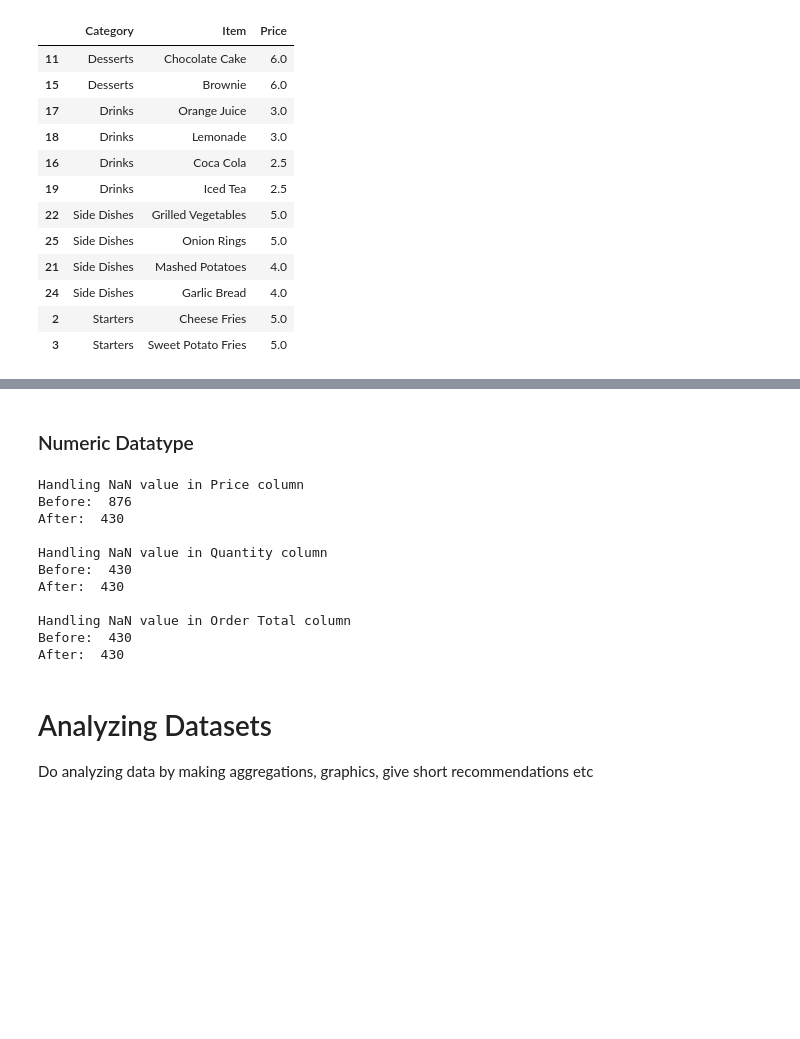
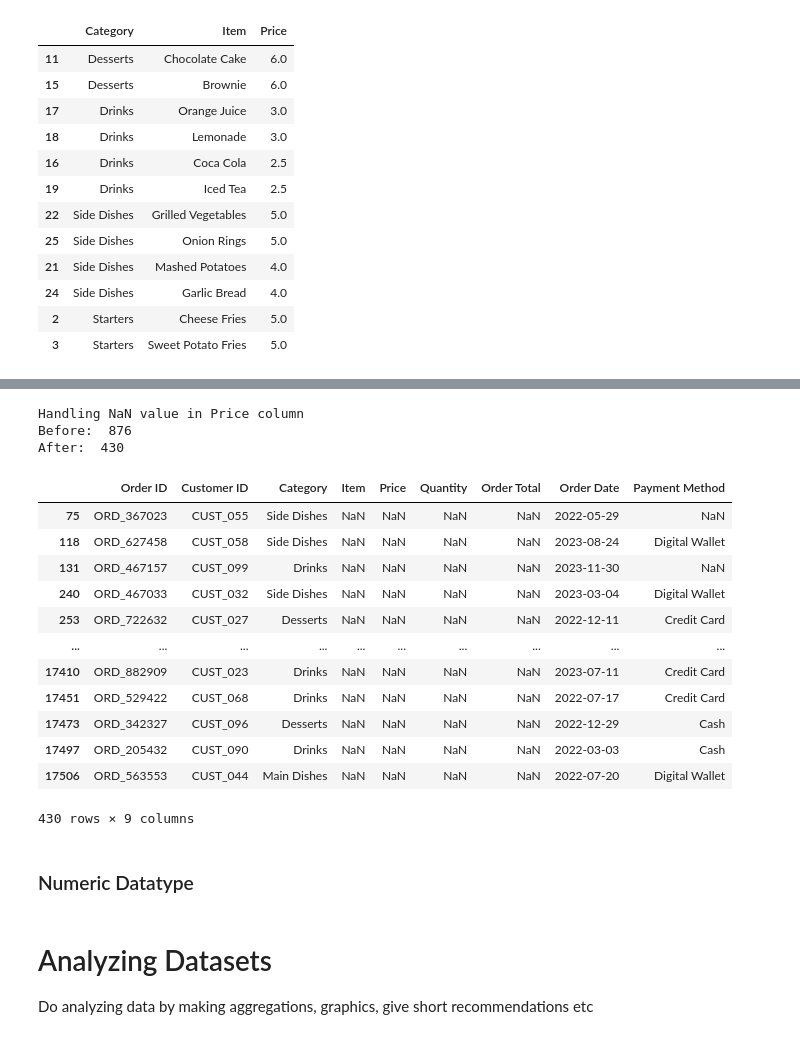
Before and after one commit to graveo-wicaksana/DA_restaurantSales, a Jupyter notebook: DA_restaurantSales.ipynb, the cells around one changed output, grey strips where cells are left out. Drawn from its saved outputs; the diff is of its cells as text; code cells hidden in the pictures; blank space fills up the shorter version.

```diff
--- a/DA_restaurantSales.ipynb
+++ b/DA_restaurantSales.ipynb
@@ -442,38 +428,56 @@ df2[na_dessert & na_6 & na_item]
+# %%
+#For handling NaN Items with NaN price, aware that price also related with Quantity and Order Total
+#So Handling  for Price that related with Quantity and Order Total
+
+print ("Handling NaN value in Price column")
+df2_nan_price = df2[df2['Price'].isna()].copy()
+print ("Before: ", df2_nan_price['Price'].isna().sum())
+# df2_nan_price
+df2_nan_price['Price'] = df2_nan_price['Price'].fillna(df2_nan_price['Order Total']/df2_nan_price['Quantity']) #target fill na 876
+print ("After: ", df2_nan_price['Price'].isna().sum(), "\n") #remaining na is 430. It is suspected that three columns has nan value since two other columns has 430 na records (Quantity and Order Total)
+
+# df2_nan_price[df2_nan_price['Price'].notna()]
+df2_nan_price[df2_nan_price['Price'].isna()] #will be dropped/not be imputed because to many NaN values, especially in from Item - Order Total
+# %% [output]
+Handling NaN value in Price column
+Before:  876
+After:  430
+|  | Order ID | Customer ID | Category | Item | Price | Quantity | Order Total | Order Date | Payment Method |
+| 75 | ORD_367023 | CUST_055 | Side Dishes | NaN | NaN | NaN | NaN | 2022-05-29 | NaN |
+| 118 | ORD_627458 | CUST_058 | Side Dishes | NaN | NaN | NaN | NaN | 2023-08-24 | Digital Wallet |
+| 131 | ORD_467157 | CUST_099 | Drinks | NaN | NaN | NaN | NaN | 2023-11-30 | NaN |
+| 240 | ORD_467033 | CUST_032 | Side Dishes | NaN | NaN | NaN | NaN | 2023-03-04 | Digital Wallet |
+| 253 | ORD_722632 | CUST_027 | Desserts | NaN | NaN | NaN | NaN | 2022-12-11 | Credit Card |
+| ... | ... | ... | ... | ... | ... | ... | ... | ... | ... |
+| 17410 | ORD_882909 | CUST_023 | Drinks | NaN | NaN | NaN | NaN | 2023-07-11 | Credit Card |
+| 17451 | ORD_529422 | CUST_068 | Drinks | NaN | NaN | NaN | NaN | 2022-07-17 | Credit Card |
+| 17473 | ORD_342327 | CUST_096 | Desserts | NaN | NaN | NaN | NaN | 2022-12-29 | Cash |
+| 17497 | ORD_205432 | CUST_090 | Drinks | NaN | NaN | NaN | NaN | 2022-03-03 | Cash |
+| 17506 | ORD_563553 | CUST_044 | Main Dishes | NaN | NaN | NaN | NaN | 2022-07-20 | Digital Wallet |
+430 rows × 9 columns
 # %% [markdown]
 ### Numeric Datatype
 # %%
 #To handling null value for numeric datatype, use the relation between price, quantity, and order total
 # df[df.isna().any(axis=1)] #show all nan values
 
-#Handling price column
-print ("Handling NaN value in Price column")
-print ("Before: ", df2['Price'].isna().sum())
-df2['Price'] = df2['Price'].fillna(df2['Order Total']/df2['Quantity']) #target fill na 876
-print ("After: ", df2['Price'].isna().sum(), "\n") #remaining na is 430. It is suspected that three columns has nan value since two other columns has 430 na records (Quantity and Order Total)
+# #Handling price column
+# print ("Handling NaN value in Price column")
+# print ("Before: ", df2['Price'].isna().sum())
+# df2['Price'] = df2['Price'].fillna(df2['Order Total']/df2['Quantity']) #target fill na 876
+# print ("After: ", df2['Price'].isna().sum(), "\n") #remaining na is 430. It is suspected that three columns has nan value since two other columns has 430 na records (Quantity and Order Total)
 
-#Handling Quantity Column
-print ("Handling NaN value in Quantity column")
-print ("Before: ", df2['Quantity'].isna().sum())
-df2['Quantity'] = df2['Quantity'].fillna(df2['Order Total']/df2['Price']) #target fill na 430
-print ("After: ", df2['Quantity'].isna().sum(), "\n") #still 430.
+# #Handling Quantity Column
+# print ("Handling NaN value in Quantity column")
+# print ("Before: ", df2['Quantity'].isna().sum())
+# df2['Quantity'] = df2['Quantity'].fillna(df2['Order Total']/df2['Price']) #target fill na 430
+# print ("After: ", df2['Quantity'].isna().sum(), "\n") #still 430.
 
-#Handling order total Column
-print ("Handling NaN value in Order Total column")
-print ("Before: ", df2['Order Total'].isna().sum())
-df2['Order Total'] = df2['Order Total'].fillna(df2['Price']*df2['Quantity']) #target fill na 430
-print ("After: ", df2['Order Total'].isna().sum()) #still 430.
+# #Handling order total Column
+# print ("Handling NaN value in Order Total column")
+# print ("Before: ", df2['Order Total'].isna().sum())
+# df2['Order Total'] = df2['Order Total'].fillna(df2['Price']*df2['Quantity']) #target fill na 430
+# print ("After: ", df2['Order Total'].isna().sum()) #still 430.
-# %% [output]
-Handling NaN value in Price column
-Before:  876
-After:  430
-
-Handling NaN value in Quantity column
-Before:  430
-After:  430
-
-Handling NaN value in Order Total column
-Before:  430
-After:  430
 # %% [markdown]
 # Analyzing Datasets
 Do analyzing data by making aggregations, graphics, give short recommendations etc
```
Also changed, not shown: parts of 11 cells of this notebook.
